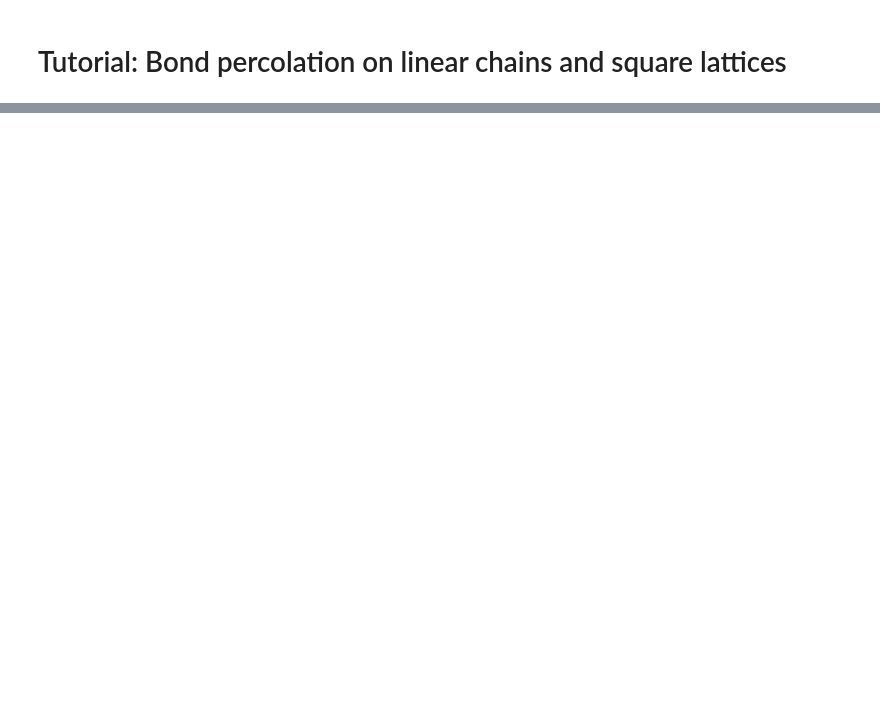
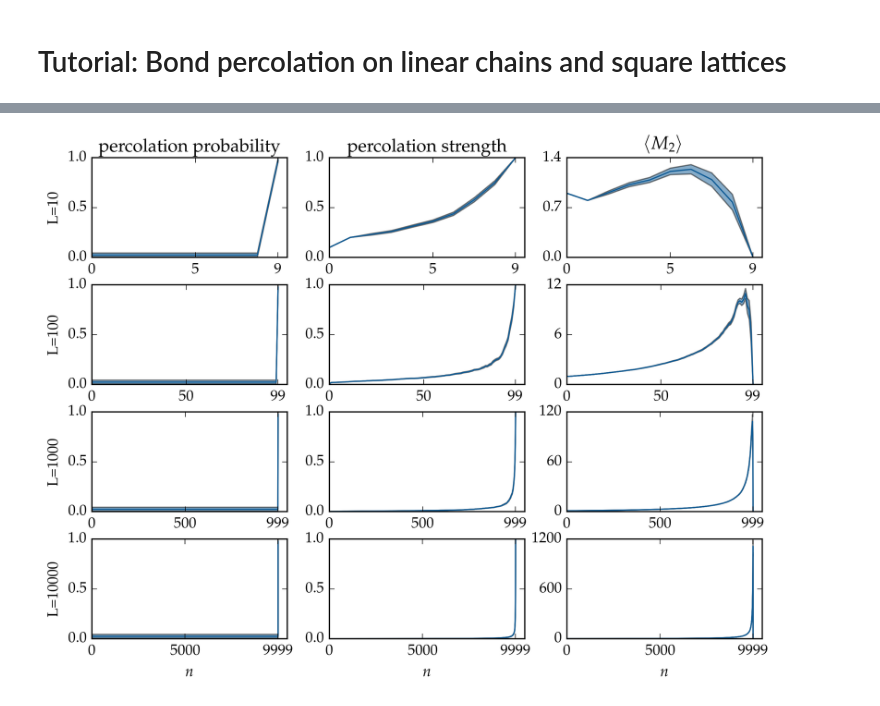
Before and after one commit to andsor/pypercolate, a Jupyter notebook: docs/tutorial-bond-square-lattice.ipynb, the cells around one changed output, grey strips where cells are left out. Cells and saved outputs as stored; diff of their text form; code cells hidden in the pictures; blank space fills up the shorter version.

```diff
--- a/docs/tutorial-bond-square-lattice.ipynb
+++ b/docs/tutorial-bond-square-lattice.ipynb
@@ -550,0 +208,3 @@ plt.show()
+# %%
+# system sizes
+grid_ls = [3, 10, 32, 100, 316]
@@ -550,0 +280,89 @@ plt.show()
+# %%
+# generate the linear chain graphs with spanning cluster detection
+# for all system sizes
+chain_graphs = [ percolate.spanning_1d_chain(l) for l in chain_ls ]
+# %%
+# compute the microcanonical averages for all system sizes
+chain_microcanonical_averages = [
+    percolate.microcanonical_averages(
+        graph=chain_graph, runs=chain_runs
+    )
+    for chain_graph in chain_graphs
+]
+# combine microcanonical averages into one array
+chain_microcanonical_averages_arrays = [
+    percolate.microcanonical_averages_arrays(avg)
+    for avg in chain_microcanonical_averages
+]
+# %%
+# plot
+fig, axes = plt.subplots(
+    nrows=len(chain_ls), ncols=3, squeeze=True, figsize=(8.0, 6.0)
+)
+for l_index, l in enumerate(chain_ls):
+    avg_arrays = chain_microcanonical_averages_arrays[l_index]
+
+    line, = axes[l_index, 0].plot(
+        np.arange(avg_arrays['M'] + 1),
+        avg_arrays['spanning_cluster'],
+        rasterized=True,
+    )
+    axes[l_index, 0].fill_between(
+        np.arange(avg_arrays['M'] + 1),
+        avg_arrays['spanning_cluster_ci'].T[1],
+        avg_arrays['spanning_cluster_ci'].T[0],
+        facecolor=line.get_color(),
+        alpha=0.5,
+        rasterized=True,
+    )
+
+    line, = axes[l_index, 1].plot(
+        np.arange(avg_arrays['M'] + 1),
+        avg_arrays['max_cluster_size'],
+        rasterized=True,
+    )
+    axes[l_index, 1].fill_between(
+        np.arange(avg_arrays['M'] + 1),
+        avg_arrays['max_cluster_size_ci'].T[1],
+        avg_arrays['max_cluster_size_ci'].T[0],
+        facecolor=line.get_color(),
+        alpha=0.5,
+        rasterized=True,
+    )
+
+    axes[l_index, 2].plot(
+        np.arange(avg_arrays['M'] + 1),
+        avg_arrays['moments'][2],
+        rasterized=True,
+    )
+    axes[l_index, 2].fill_between(
+        np.arange(avg_arrays['M'] + 1),
+        avg_arrays['moments_ci'][2].T[1],
+        avg_arrays['moments_ci'][2].T[0],
+        facecolor=line.get_color(),
+        alpha=0.5,
+        rasterized=True,
+    )
+
+
+    axes[l_index, 0].set_ylabel(r'L={}'.format(l))
+    axes[l_index, 1].set_ylim(ymax=1.0)
+    axes[l_index, 2].set_ylim(ymin=0.0)
+
+    for ax in axes[l_index, :]:
+        num_edges = avg_arrays['M']
+        ax.set_xlim(xmax=1.05 * num_edges)
+        ax.set_xticks([0, l / 2, num_edges])
+        ax.set_yticks(np.linspace(0, ax.get_ylim()[1], num=3))
+
+axes[0, 0].set_title(r'percolation probability')
+axes[0, 1].set_title(r'percolation strength')
+axes[0, 2].set_title(r'$\langle M_2 \rangle$')
+
+for ax in axes[-1, :]:
+    ax.set_xlabel(r'$n$')
+
+plt.tight_layout(0)
+plt.show()
+# %% [output]
+[figure, added]
```
Also changed, not shown: parts of 87 cells of this notebook.
